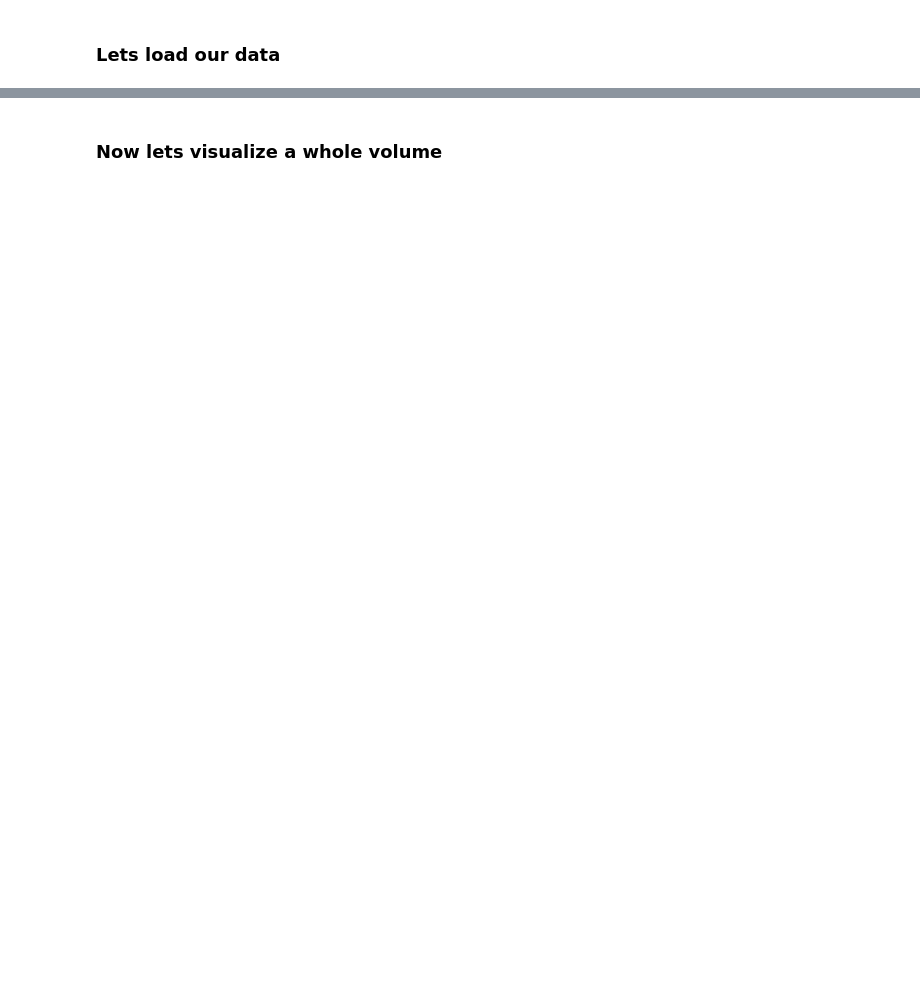
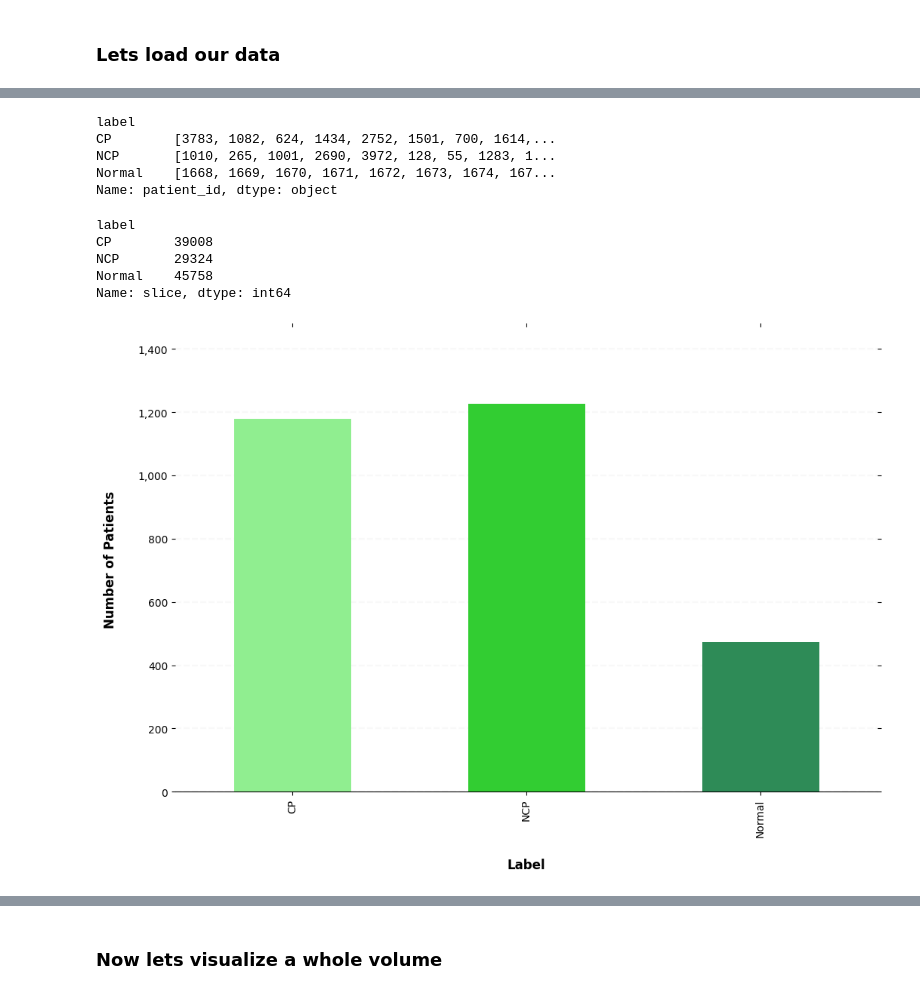
Before and after one commit to BastianSpatz/Deep-Bayesian-Active-Learning-for-Covid-19, a Jupyter notebook: notebooks/visualization.ipynb, the cells around one changed output, grey strips where cells are left out. Cells and saved outputs as stored; diff of their text form; code cells hidden in the pictures; blank space fills up the shorter version.

```diff
--- a/notebooks/visualization.ipynb
+++ b/notebooks/visualization.ipynb
@@ -48,0 +32,7 @@ from src.dataset.utils import balanced_active_learning_split
+# %%
+from src.features.convert_images_to_npy import process_cncb_data
+
+
+root_dir = "../data/"
+files, classes = process_cncb_data(root_dir=root_dir)
+files[:5]
@@ -48,0 +45,3 @@ from src.dataset.utils import balanced_active_learning_split
+# %%
+files_extended = [x.replace("\\", "/").split("/")[2:] for x in files]
+files_extended[:5]
@@ -48,0 +54,6 @@ from src.dataset.utils import balanced_active_learning_split
+# %%
+used_df = pd.DataFrame(files_extended, columns=["label", "patient_id", "scan_id", "slice"])
+used_df["patient_id"] = used_df["patient_id"].astype(int)
+used_df["scan_id"] = used_df["scan_id"].astype(int)
+used_df["label"] = used_df["label"].astype(str)
+used_df.head()
@@ -48,0 +67,2 @@ from src.dataset.utils import balanced_active_learning_split
+# %%
+new_df = pd.merge(used_df, df,  how='left', left_on=["label", "patient_id", "scan_id"], right_on = ["label", "patient_id", "scan_id"])
@@ -48,0 +89,45 @@ from src.dataset.utils import balanced_active_learning_split
+# %%
+new_df.groupby("label")["patient_id"].unique()
+# %% [output]
+label
+CP        [3783, 1082, 624, 1434, 2752, 1501, 700, 1614,...
+NCP       [1010, 265, 1001, 2690, 3972, 128, 55, 1283, 1...
+Normal    [1668, 1669, 1670, 1671, 1672, 1673, 1674, 167...
+Name: patient_id, dtype: object
+# %%
+x = new_df.groupby("label")["slice"].count()
+x
+# %% [output]
+label
+CP        39008
+NCP       29324
+Normal    45758
+Name: slice, dtype: int64
+# %%
+x = new_df.groupby("label")["scan_id"].nunique().plot(kind='bar', grid=False, figsize=(12,8), color=["lightgreen", "limegreen", "seagreen"], zorder=2)
+# Despine
+x.spines['right'].set_visible(False)
+x.spines['top'].set_visible(False)
+x.spines['left'].set_visible(False)
+
+# Switch off ticks
+x.tick_params(axis="both", which="both", bottom="off", top="off", labelbottom="on", left="off", right="off", labelleft="on")
+
+# Draw horizontal axis lines
+vals = x.get_yticks()
+for tick in vals:
+    x.axhline(y=tick, linestyle='dashed', alpha=0.4, color='#eeeeee', zorder=1)
+
+# Remove title
+x.set_title("")
+
+# Set x-axis label
+x.set_xlabel("Label", labelpad=20, weight='bold', size=12)
+
+# Set y-axis label
+x.set_ylabel("Number of Patients", labelpad=20, weight='bold', size=12)
+
+# Format y-axis label
+x.yaxis.set_major_formatter(StrMethodFormatter('{x:,g}'))
+# %% [output]
+[figure, added]
```
Also changed, not shown: parts of 40 cells of this notebook, 26 other files.
